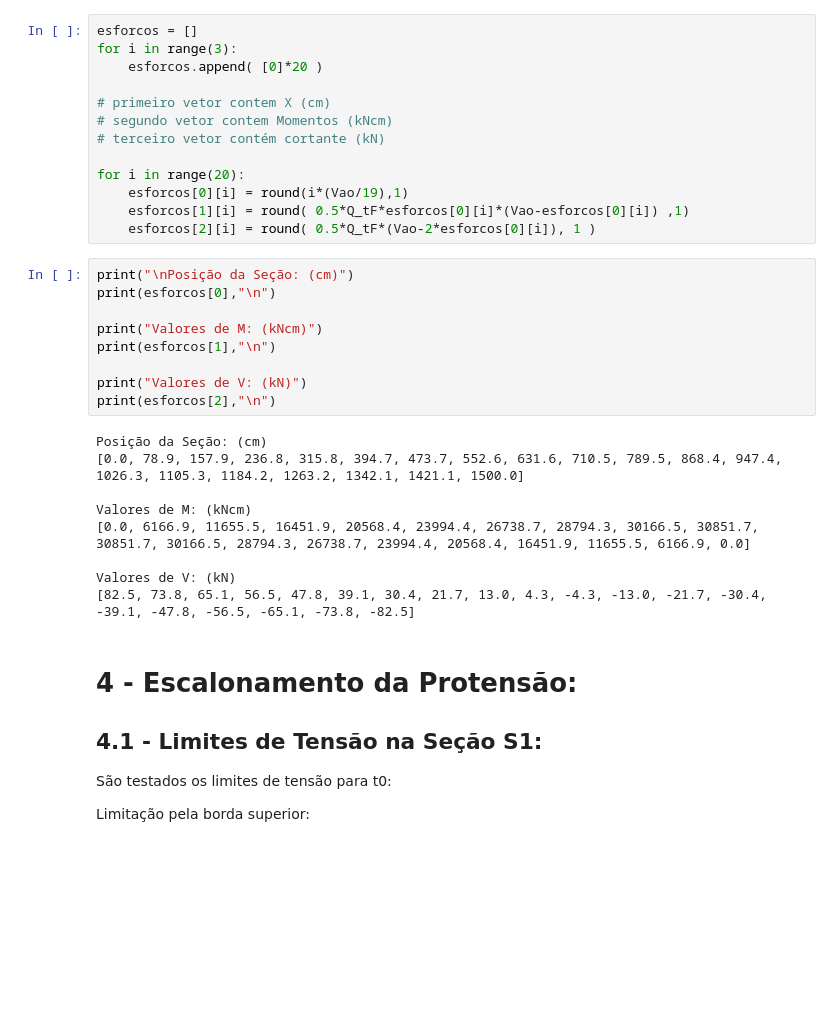
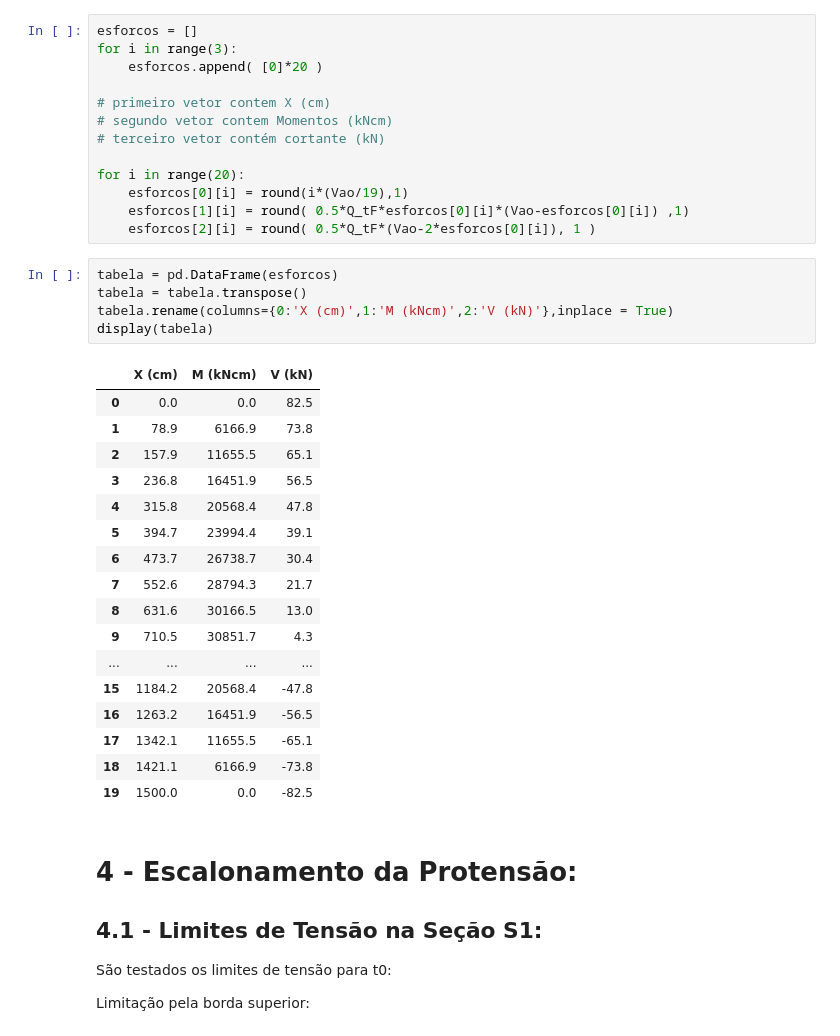
Before and after one commit to GarciaGabe/eng, a Jupyter notebook: Viga Protendida.ipynb, the cells around one changed output. Cells and saved outputs as stored; diff of their text form; blank space fills up the shorter version.

```diff
--- a/Viga Protendida.ipynb
+++ b/Viga Protendida.ipynb
@@ -339,23 +339,28 @@ for i in range(20):
     esforcos[1][i] = round( 0.5*Q_tF*esforcos[0][i]*(Vao-esforcos[0][i]) ,1)
     esforcos[2][i] = round( 0.5*Q_tF*(Vao-2*esforcos[0][i]), 1 )
 # %%
-print("\nPosição da Seção: (cm)")
-print(esforcos[0],"\n")
-
-print("Valores de M: (kNcm)")
-print(esforcos[1],"\n")
-
-print("Valores de V: (kN)")
-print(esforcos[2],"\n")
+tabela = pd.DataFrame(esforcos)
+tabela = tabela.transpose()
+tabela.rename(columns={0:'X (cm)',1:'M (kNcm)',2:'V (kN)'},inplace = True)
+display(tabela)
 # %% [output]
-Posição da Seção: (cm)
-[0.0, 78.9, 157.9, 236.8, 315.8, 394.7, 473.7, 552.6, 631.6, 710.5, 789.5, 868.4, 947.4, 1026.3, 1105.3, 1184.2, 1263.2, 1342.1, 1421.1, 1500.0]
-
-Valores de M: (kNcm)
-[0.0, 6166.9, 11655.5, 16451.9, 20568.4, 23994.4, 26738.7, 28794.3, 30166.5, 30851.7, 30851.7, 30166.5, 28794.3, 26738.7, 23994.4, 20568.4, 16451.9, 11655.5, 6166.9, 0.0]
-
-Valores de V: (kN)
-[82.5, 73.8, 65.1, 56.5, 47.8, 39.1, 30.4, 21.7, 13.0, 4.3, -4.3, -13.0, -21.7, -30.4, -39.1, -47.8, -56.5, -65.1, -73.8, -82.5]
+|  | X (cm) | M (kNcm) | V (kN) |
+| 0 | 0.0 | 0.0 | 82.5 |
+| 1 | 78.9 | 6166.9 | 73.8 |
+| 2 | 157.9 | 11655.5 | 65.1 |
+| 3 | 236.8 | 16451.9 | 56.5 |
+| 4 | 315.8 | 20568.4 | 47.8 |
+| 5 | 394.7 | 23994.4 | 39.1 |
+| 6 | 473.7 | 26738.7 | 30.4 |
+| 7 | 552.6 | 28794.3 | 21.7 |
+| 8 | 631.6 | 30166.5 | 13.0 |
+| 9 | 710.5 | 30851.7 | 4.3 |
+| ... | ... | ... | ... |
+| 15 | 1184.2 | 20568.4 | -47.8 |
+| 16 | 1263.2 | 16451.9 | -56.5 |
+| 17 | 1342.1 | 11655.5 | -65.1 |
+| 18 | 1421.1 | 6166.9 | -73.8 |
+| 19 | 1500.0 | 0.0 | -82.5 |
 # %% [markdown]
 # 4 - Escalonamento da Protensão:
 
```
Also changed, not shown: parts of 3 cells of this notebook.
